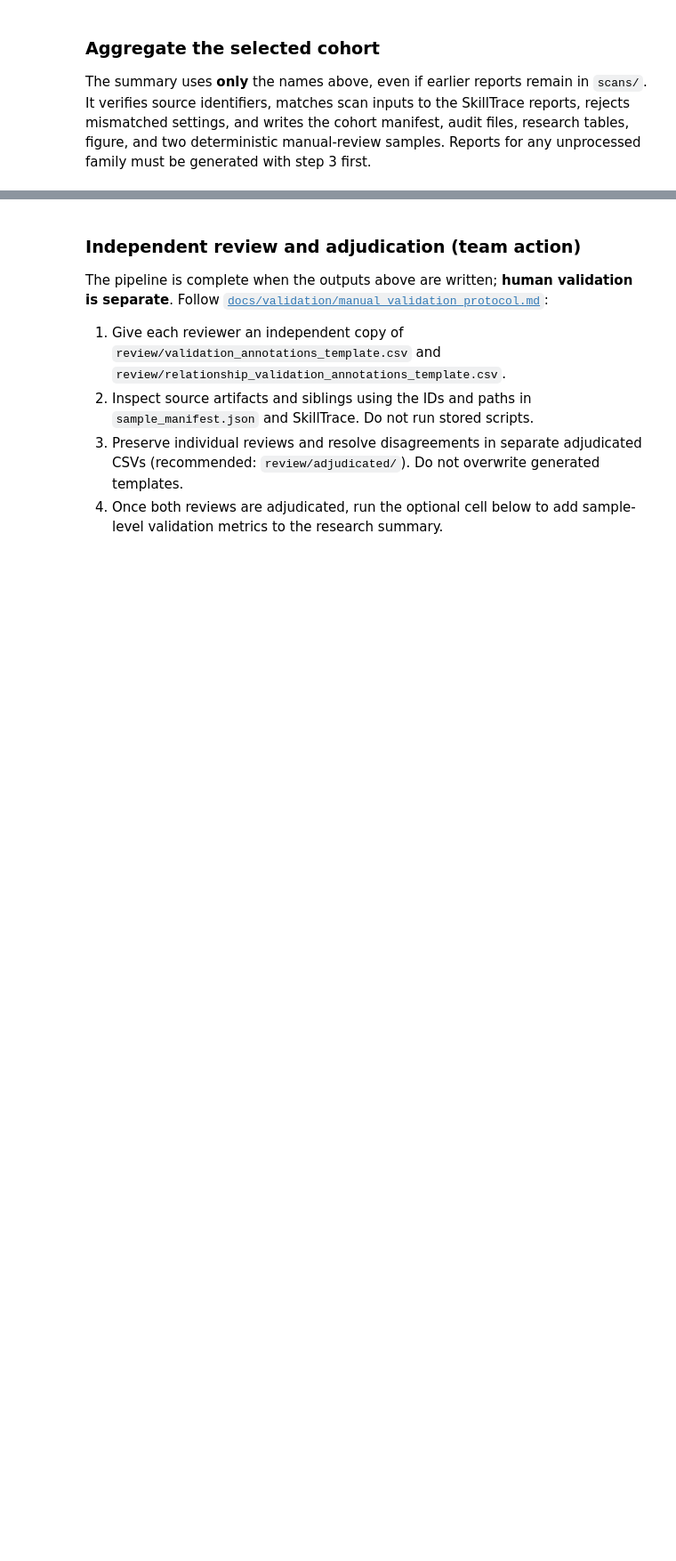
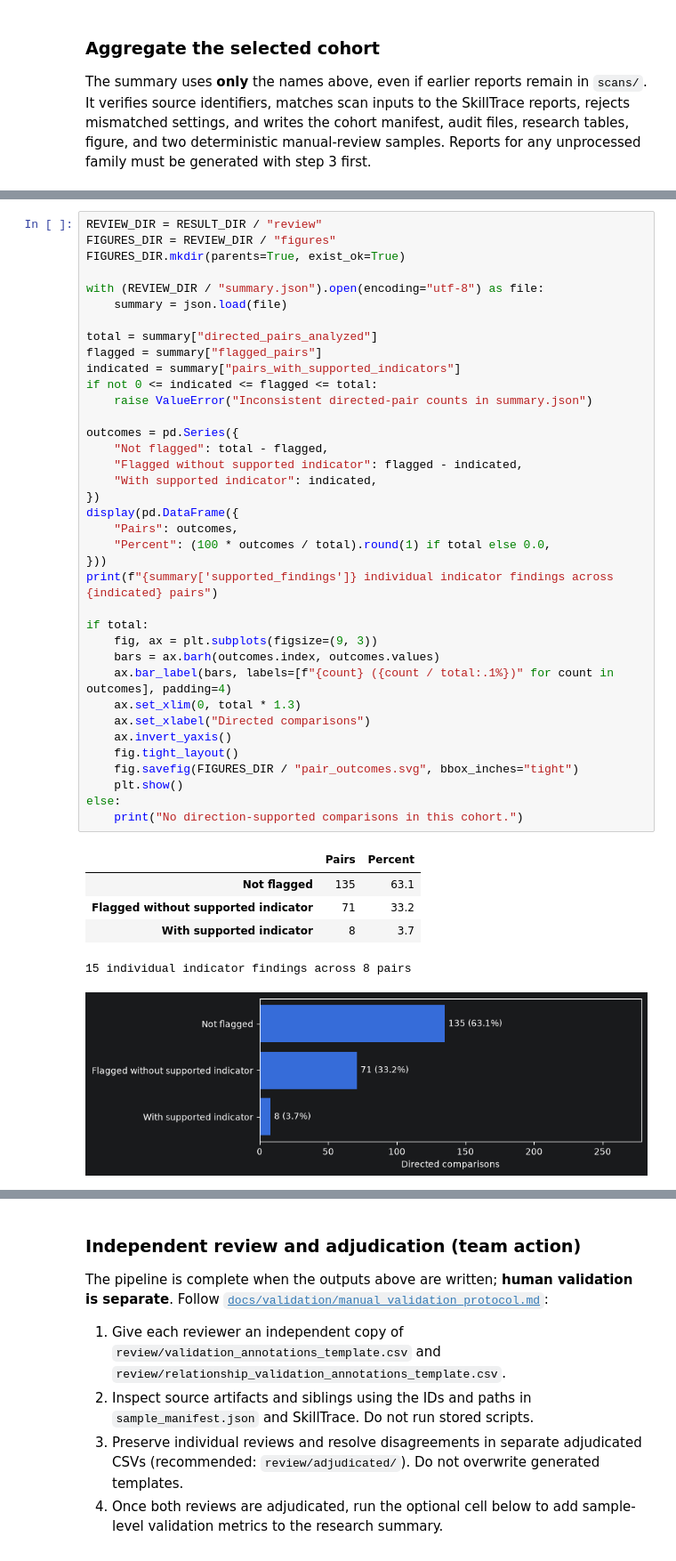
Before and after one commit to umdnp/csc580-project8, a Jupyter notebook: notebooks/end_to_end_pipeline/end_to_end_pipeline.ipynb, the cells around one changed output, grey strips where cells are left out. Shown at 89% size. Drawn from its saved outputs; the diff is of its cells as text; blank space fills up the shorter version.

Commit message:
add some visualizations to end2end pipeline

```diff
--- a/notebooks/end_to_end_pipeline/end_to_end_pipeline.ipynb
+++ b/notebooks/end_to_end_pipeline/end_to_end_pipeline.ipynb
@@ -156,0 +166,44 @@ Processing audit: \\boxy\home\school\umich\csc580\git\csc580-project8\notebooks\
+# %%
+REVIEW_DIR = RESULT_DIR / "review"
+FIGURES_DIR = REVIEW_DIR / "figures"
+FIGURES_DIR.mkdir(parents=True, exist_ok=True)
+
+with (REVIEW_DIR / "summary.json").open(encoding="utf-8") as file:
+    summary = json.load(file)
+
+total = summary["directed_pairs_analyzed"]
+flagged = summary["flagged_pairs"]
+indicated = summary["pairs_with_supported_indicators"]
+if not 0 <= indicated <= flagged <= total:
+    raise ValueError("Inconsistent directed-pair counts in summary.json")
+
+outcomes = pd.Series({
+    "Not flagged": total - flagged,
+    "Flagged without supported indicator": flagged - indicated,
+    "With supported indicator": indicated,
+})
+display(pd.DataFrame({
+    "Pairs": outcomes,
+    "Percent": (100 * outcomes / total).round(1) if total else 0.0,
+}))
+print(f"{summary['supported_findings']} individual indicator findings across {indicated} pairs")
+
+if total:
+    fig, ax = plt.subplots(figsize=(9, 3))
+    bars = ax.barh(outcomes.index, outcomes.values)
+    ax.bar_label(bars, labels=[f"{count} ({count / total:.1%})" for count in outcomes], padding=4)
+    ax.set_xlim(0, total * 1.3)
+    ax.set_xlabel("Directed comparisons")
+    ax.invert_yaxis()
+    fig.tight_layout()
+    fig.savefig(FIGURES_DIR / "pair_outcomes.svg", bbox_inches="tight")
+    plt.show()
+else:
+    print("No direction-supported comparisons in this cohort.")
+# %% [output]
+|  | Pairs | Percent |
+| Not flagged | 135 | 63.1 |
+| Flagged without supported indicator | 71 | 33.2 |
+| With supported indicator | 8 | 3.7 |
+15 individual indicator findings across 8 pairs
+[figure, added]
```
Also changed, not shown: parts of 15 cells of this notebook, 22 other files.
